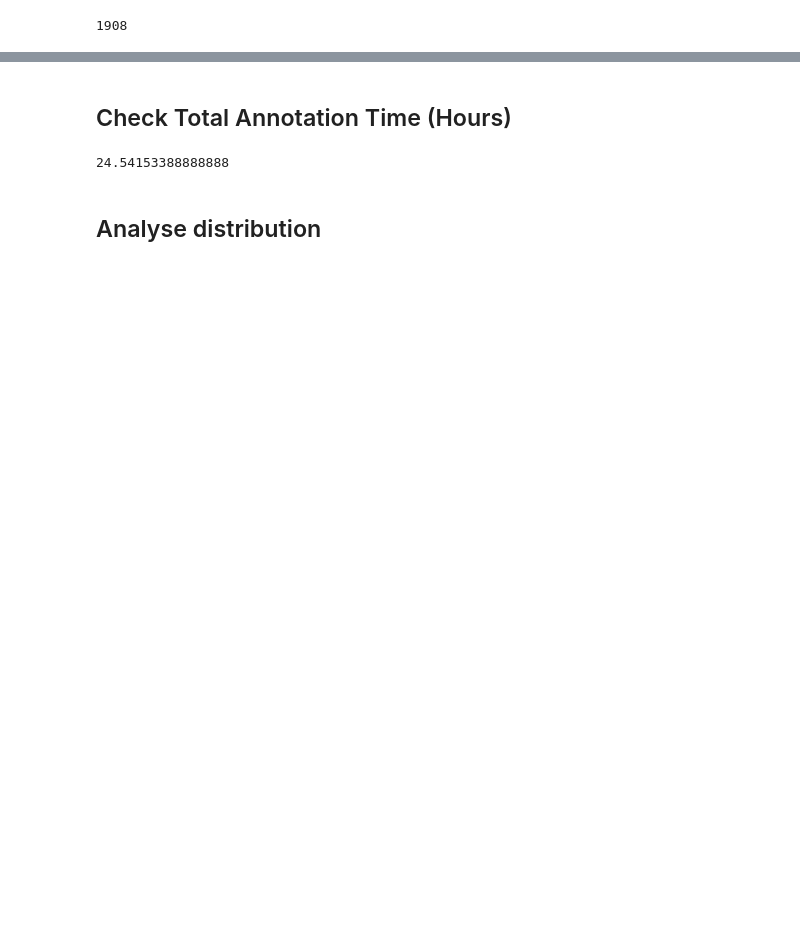
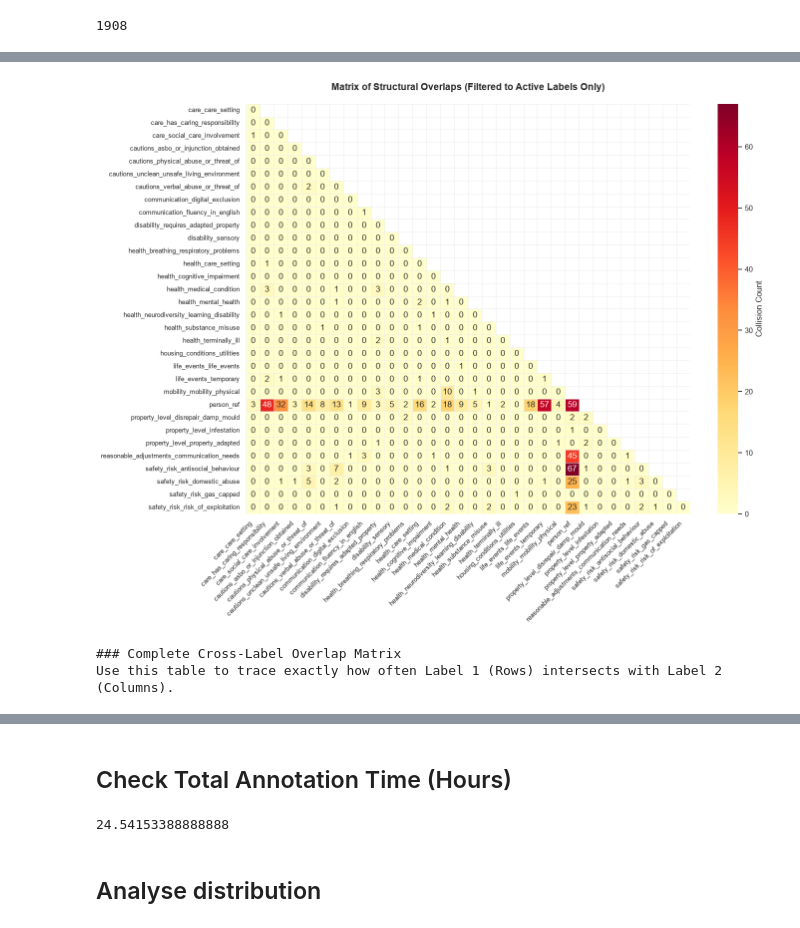
Before and after one commit to notatiyyah/CS3D6-Code, a Jupyter notebook: src/preprocessing/5_post_process_annotated_data.ipynb, the cells around one changed output, grey strips where cells are left out. Drawn from its saved outputs; the diff is of its cells as text; code cells hidden in the pictures; blank space fills up the shorter version.

```diff
--- a/src/preprocessing/5_post_process_annotated_data.ipynb
+++ b/src/preprocessing/5_post_process_annotated_data.ipynb
@@ -21,5 +26,6 @@ from utils.utils import analyze_category_distribution_from_dict, plot_cooccurren
 # %%
 class Config:
+    logger = setup_logger('preprocessing.process_annotated_data')
     ANNOTATED_DATA_PATH = RAW / "annotations" / "annotated-gold-standard.json"
     TAXONOMY_PATH = PROCESSED / "taxonomy_autogen_v2.csv"
 
@@ -248,0 +367,67 @@ Replacing annotations for note '6616ea02-c4be-48ce-89cb-fba4881c4811' with note
+# %%
+import numpy as np
+import pandas as pd
+import matplotlib.pyplot as plt
+import seaborn as sns
+
+# 1. Extract and find unique labels that have at least one overlap
+active_labels = set()
+for lbl1, lbl2 in overlap_pairs_counts.keys():
+    active_labels.add(lbl1)
+    active_labels.add(lbl2)
+
+sorted_active_labels = sorted(list(active_labels))
+n = len(sorted_active_labels)
+
+if n == 0:
+    print("No overlaps found to display.")
+else:
+    # 2. Build the matrix DataFrame
+    matrix = np.zeros((n, n), dtype=int)
+    overlap_matrix_df = pd.DataFrame(matrix, index=sorted_active_labels, columns=sorted_active_labels)
+
+    # Populate symmetric matrix
+    for (lbl1, lbl2), count in overlap_pairs_counts.items():
+        overlap_matrix_df.loc[lbl1, lbl2] = count
+        if lbl1 != lbl2:
+            overlap_matrix_df.loc[lbl2, lbl1] = count
+
+    # 3. Render Heatmap
+    # Adjust dynamic scaling based on how many labels actually collide
+    plt.figure(figsize=(max(10, n * 0.45), max(8, n * 0.35)))
+    sns.set_theme(style="white")
+
+    # Using a mask to hide the upper triangle for absolute clarity (no duplicate data points)
+    mask = np.triu(np.ones_like(overlap_matrix_df, dtype=bool), k=1)
+
+    ax = sns.heatmap(
+        overlap_matrix_df,
+        mask=mask,
+        annot=True,
+        fmt="d",
+        cmap="YlOrRd",
+        cbar_kws={'label': 'Collision Count'},
+        linewidths=0.5,
+        linecolor="#eeeeee"
+    )
+
+    plt.title("Matrix of Structural Overlaps (Filtered to Active Labels Only)", fontsize=14, pad=20, fontweight='bold')
+    plt.xticks(rotation=45, ha='right', fontsize=9)
+    plt.yticks(fontsize=9)
+    plt.tight_layout()
+    plt.show()
+
+    # 4. Generate Scannable Markdown Table
+    print("\n### Complete Cross-Label Overlap Matrix")
+    print("Use this table to trace exactly how often Label 1 (Rows) intersects with Label 2 (Columns).\n")
+
+    # Format a beautiful markdown table to display below the chart
+    pd.set_option('display.max_columns', None)
+    pd.set_option('display.width', 1000)
+
+    # We filter out totally empty rows/columns for the markdown display to keep it tight
+    display(overlap_matrix_df.loc[(overlap_matrix_df.sum(axis=1) > 0), (overlap_matrix_df.sum(axis=0) > 0)])
+# %% [output]
+[figure, added]
+### Complete Cross-Label Overlap Matrix
+Use this table to trace exactly how often Label 1 (Rows) intersects with Label 2 (Columns).
```
Also changed, not shown: parts of 32 cells of this notebook, 8 other files.
